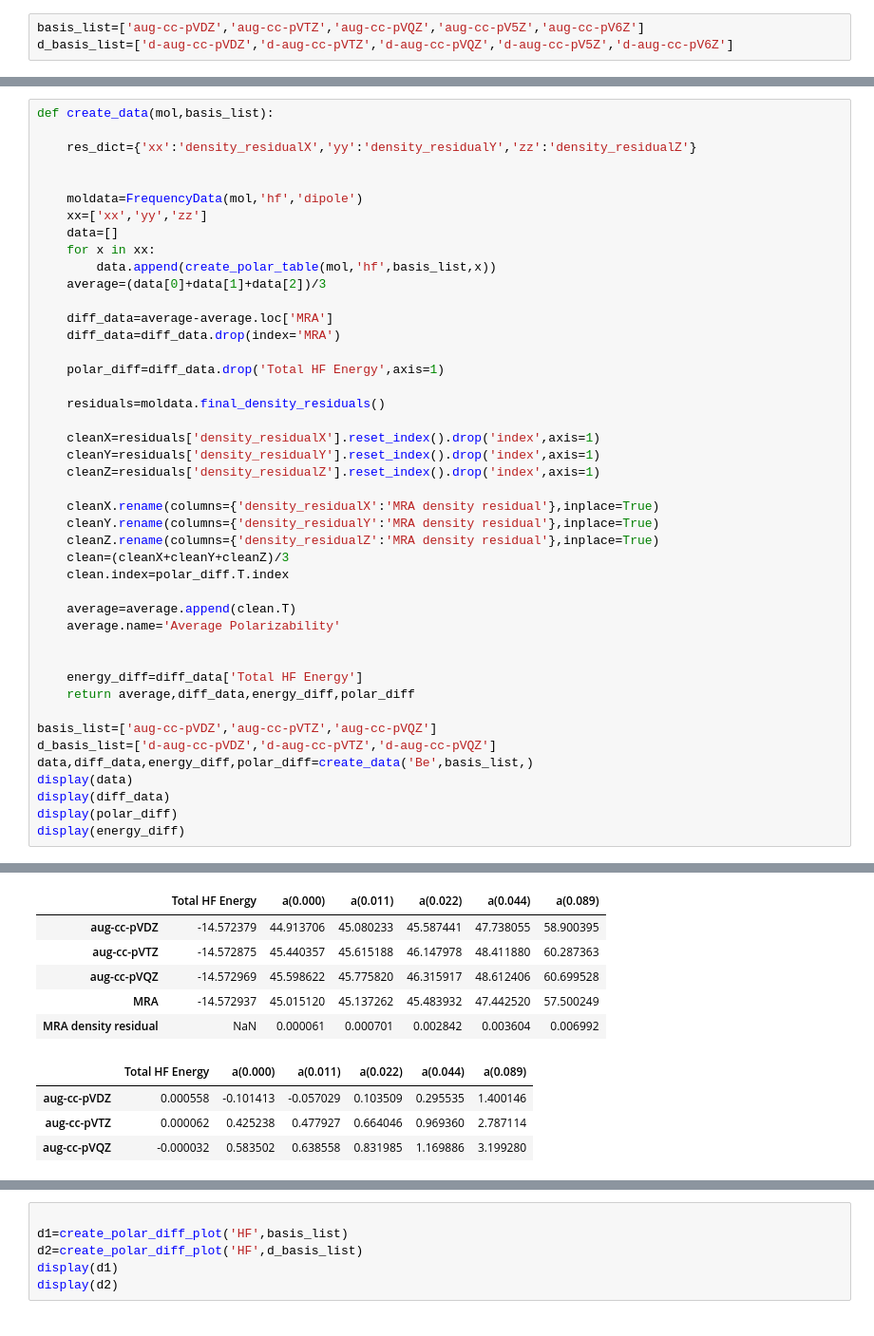
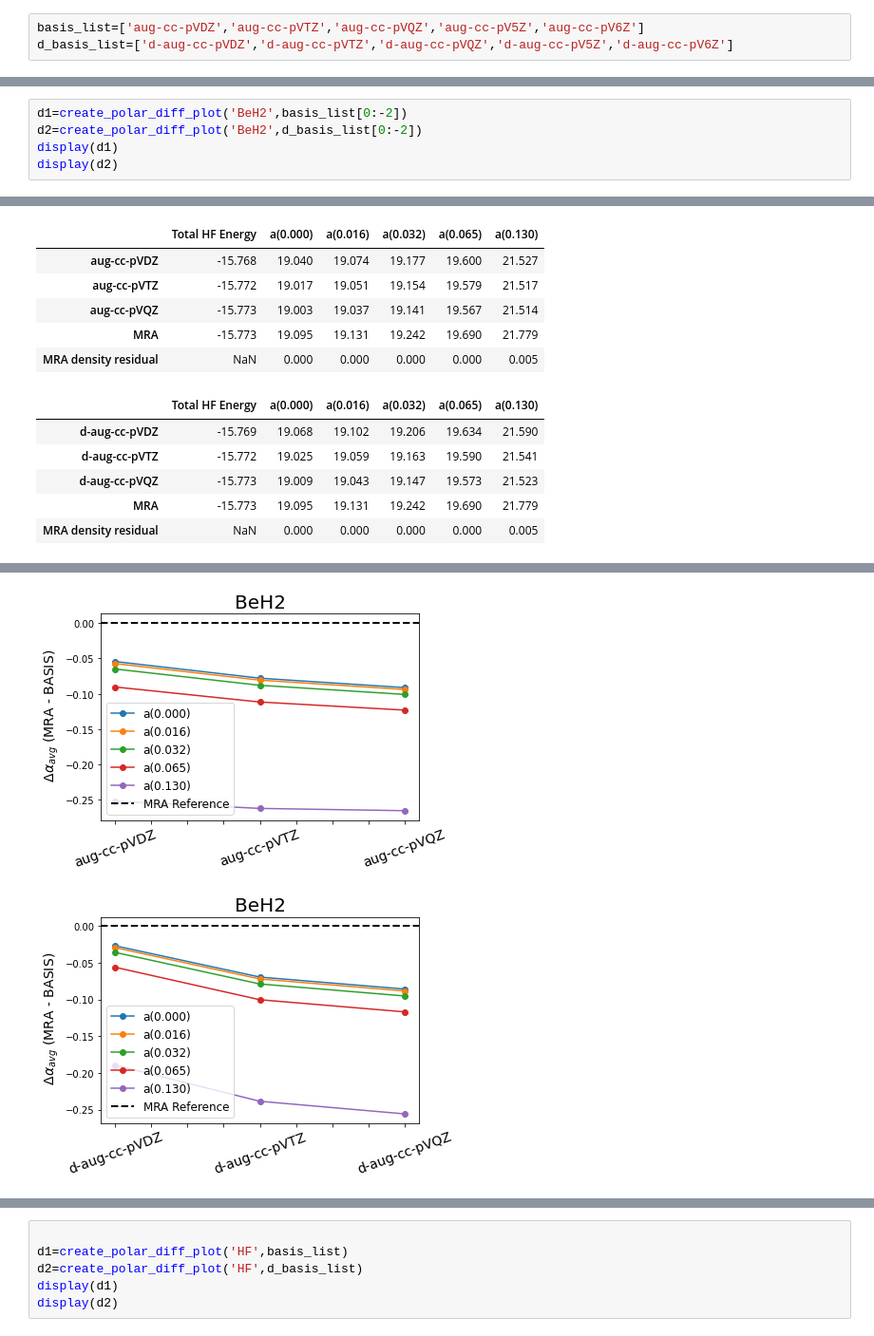
Before and after one commit to ahurta92/madness-test-suite, a Jupyter notebook: Timings 6-2-2022.ipynb, the cells around one changed output, grey strips where cells are left out. Shown at 95% size. Cells and saved outputs as stored; diff of their text form.

```diff
--- a/Timings 6-2-2022.ipynb
+++ b/Timings 6-2-2022.ipynb
@@ -112,45 +261,6 @@ mad_path /home/adrianhurtado/testing/madness-test-suite/timings-6-3-22/hf/H2O/ca
 # %%
-def create_data(mol,basis_list):
-
-    res_dict={'xx':'density_residualX','yy':'density_residualY','zz':'density_residualZ'}
-
-
-    moldata=FrequencyData(mol,'hf','dipole')
-    xx=['xx','yy','zz']
-    data=[]
-    for x in xx:
-        data.append(create_polar_table(mol,'hf',basis_list,x))
-    average=(data[0]+data[1]+data[2])/3
-
-    diff_data=average-average.loc['MRA']
-    diff_data=diff_data.drop(index='MRA')
-
-    polar_diff=diff_data.drop('Total HF Energy',axis=1)
-
-    residuals=moldata.final_density_residuals()
-
-    cleanX=residuals['density_residualX'].reset_index().drop('index',axis=1)
-    cleanY=residuals['density_residualY'].reset_index().drop('index',axis=1)
-    cleanZ=residuals['density_residualZ'].reset_index().drop('index',axis=1)
-
-    cleanX.rename(columns={'density_residualX':'MRA density residual'},inplace=True)
-    cleanY.rename(columns={'density_residualY':'MRA density residual'},inplace=True)
-    cleanZ.rename(columns={'density_residualZ':'MRA density residual'},inplace=True)
-    clean=(cleanX+cleanY+cleanZ)/3
-    clean.index=polar_diff.T.index
-
-    average=average.append(clean.T)
-    average.name='Average Polarizability'
-
-
-    energy_diff=diff_data['Total HF Energy']
-    return average,diff_data,energy_diff,polar_diff
-
-basis_list=['aug-cc-pVDZ','aug-cc-pVTZ','aug-cc-pVQZ']
-d_basis_list=['d-aug-cc-pVDZ','d-aug-cc-pVTZ','d-aug-cc-pVQZ']
-data,diff_data,energy_diff,polar_diff=create_data('Be',basis_list,)
-display(data)
-display(diff_data)
-display(polar_diff)
-display(energy_diff)
+d1=create_polar_diff_plot('BeH2',basis_list[0:-2])
+d2=create_polar_diff_plot('BeH2',d_basis_list[0:-2])
+display(d1)
+display(d2)
 # %% [output]
@@ -173,10 +267,12 @@ mad_path /home/adrianhurtado/testing/madness-test-suite/timings-6-3-22/hf/Be/cal
-|  | Total HF Energy | a(0.000) | a(0.011) | a(0.022) | a(0.044) | a(0.089) |
-| aug-cc-pVDZ | -14.572379 | 44.913706 | 45.080233 | 45.587441 | 47.738055 | 58.900395 |
-| aug-cc-pVTZ | -14.572875 | 45.440357 | 45.615188 | 46.147978 | 48.411880 | 60.287363 |
-| aug-cc-pVQZ | -14.572969 | 45.598622 | 45.775820 | 46.315917 | 48.612406 | 60.699528 |
-| MRA | -14.572937 | 45.015120 | 45.137262 | 45.483932 | 47.442520 | 57.500249 |
-| MRA density residual | NaN | 0.000061 | 0.000701 | 0.002842 | 0.003604 | 0.006992 |
+|  | Total HF Energy | a(0.000) | a(0.016) | a(0.032) | a(0.065) | a(0.130) |
+| aug-cc-pVDZ | -15.768 | 19.040 | 19.074 | 19.177 | 19.600 | 21.527 |
+| aug-cc-pVTZ | -15.772 | 19.017 | 19.051 | 19.154 | 19.579 | 21.517 |
+| aug-cc-pVQZ | -15.773 | 19.003 | 19.037 | 19.141 | 19.567 | 21.514 |
+| MRA | -15.773 | 19.095 | 19.131 | 19.242 | 19.690 | 21.779 |
+| MRA density residual | NaN | 0.000 | 0.000 | 0.000 | 0.000 | 0.005 |
-|  | Total HF Energy | a(0.000) | a(0.011) | a(0.022) | a(0.044) | a(0.089) |
-| aug-cc-pVDZ | 0.000558 | -0.101413 | -0.057029 | 0.103509 | 0.295535 | 1.400146 |
-| aug-cc-pVTZ | 0.000062 | 0.425238 | 0.477927 | 0.664046 | 0.969360 | 2.787114 |
-| aug-cc-pVQZ | -0.000032 | 0.583502 | 0.638558 | 0.831985 | 1.169886 | 3.199280 |
+|  | Total HF Energy | a(0.000) | a(0.016) | a(0.032) | a(0.065) | a(0.130) |
+| d-aug-cc-pVDZ | -15.769 | 19.068 | 19.102 | 19.206 | 19.634 | 21.590 |
+| d-aug-cc-pVTZ | -15.772 | 19.025 | 19.059 | 19.163 | 19.590 | 21.541 |
+| d-aug-cc-pVQZ | -15.773 | 19.009 | 19.043 | 19.147 | 19.573 | 21.523 |
+| MRA | -15.773 | 19.095 | 19.131 | 19.242 | 19.690 | 21.779 |
+| MRA density residual | NaN | 0.000 | 0.000 | 0.000 | 0.000 | 0.005 |
@@ -190,0 +279,2 @@ Name: Total HF Energy, dtype: float64
+[figure, added]
+[figure, added]
```
Also changed, not shown: parts of 20 cells of this notebook, 2 other files.
